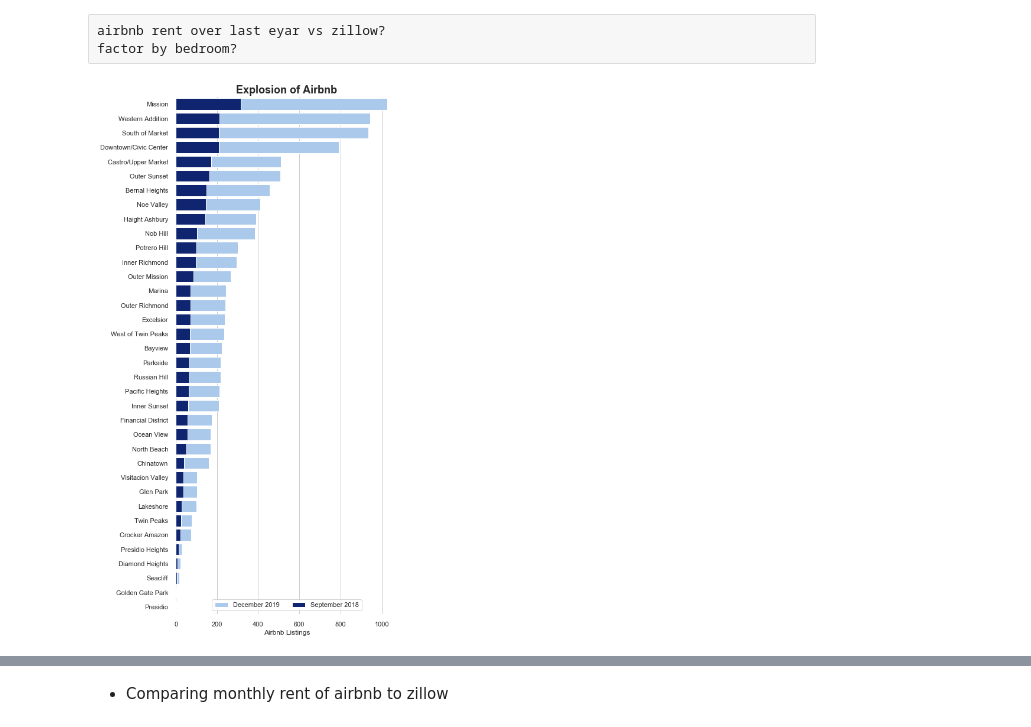
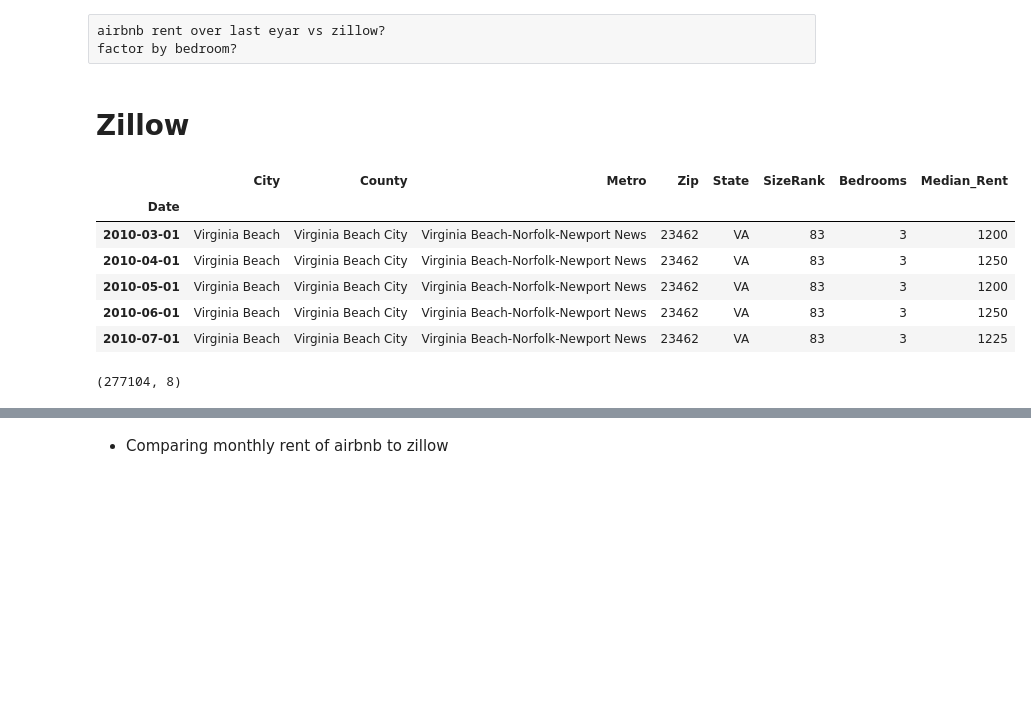
Before and after one commit to KishenSharma6/Airbnb-SF, a Jupyter notebook: Project Codes/03. Exploratory Data Analysis/12_27_2019_EDA.ipynb, the cells around one changed output, grey strips where cells are left out. Cells and saved outputs as stored; diff of their text form; code cells hidden in the pictures; blank space fills up the shorter version.

```diff
--- a/Project Codes/03. Exploratory Data Analysis/12_27_2019_EDA.ipynb
+++ b/Project Codes/03. Exploratory Data Analysis/12_27_2019_EDA.ipynb
@@ -312,34 +286,34 @@ neighborhood_growth_pd = neighborhood_growth_pd.sort_values(by=['month_year', 'l
 # %%
-#Set fig size
-f, ax = plt.subplots(figsize = (6,15))
+# #Set fig size
+# f, ax = plt.subplots(figsize = (6,15))
 
-#set style and color_pallete
-sns.set(style='whitegrid')
+# #set style and color_pallete
+# sns.set(style='whitegrid')
 
-#Set color codes for modern data
-sns.set_color_codes('pastel')
+# #Set color codes for modern data
+# sns.set_color_codes('pastel')
 
-#plot data from
-j = sns.barplot(x = 'listings', y = 'neighborhoods', color = 'b',
-            data = neighborhood_growth_pd[neighborhood_growth_pd.month_year == '2019-12'],
-                label = 'December 2019')
+# #plot data from
+# j = sns.barplot(x = 'listings', y = 'neighborhoods', color = 'b',
+#             data = neighborhood_growth_pd[neighborhood_growth_pd.month_year == '2019-12'],
+#                 label = 'December 2019')
 
-#Set color codes for older data
-sns.set_color_codes('dark')
+# #Set color codes for older data
+# sns.set_color_codes('dark')
 
-#Plot data from 2018-09
-g = sns.barplot(x = 'listings', y = 'neighborhoods', color = 'b',
-            data = neighborhood_growth_pd[neighborhood_growth_pd.month_year == '2018-09'],
-                label = 'September 2018')
+# #Plot data from 2018-09
+# g = sns.barplot(x = 'listings', y = 'neighborhoods', color = 'b',
+#             data = neighborhood_growth_pd[neighborhood_growth_pd.month_year == '2018-09'],
+#                 label = 'September 2018')
 
-#Set legend info
-ax.legend(frameon = True, ncol = 2, loc= 'lower center');
+# #Set legend info
+# ax.legend(frameon = True, ncol = 2, loc= 'lower center');
 
-#Set Labels
-ax.set(ylabel="", xlabel="Airbnb Listings")
-ax.set_title('Explosion of Airbnb', fontweight = 'bold', fontsize = 18)
+# #Set Labels
+# ax.set(ylabel="", xlabel="Airbnb Listings")
+# ax.set_title('Explosion of Airbnb', fontweight = 'bold', fontsize = 18)
 
 
-sns.despine(left=True, bottom=True)
+# sns.despine(left=True, bottom=True)
-# %% [output]
-[figure, removed]
+# %% [markdown]
+# Zillow
@@ -345,0 +322,14 @@ sns.despine(left=True, bottom=True)
+# %%
+zillow.head()
+# %% [output]
+|  | City | County | Metro | Zip | State | SizeRank | Bedrooms | Median_Rent |
+| Date |  |  |  |  |  |  |  |  |
+| 2010-03-01 | Virginia Beach | Virginia Beach City | Virginia Beach-Norfolk-Newport News | 23462 | VA | 83 | 3 | 1200 |
+| 2010-04-01 | Virginia Beach | Virginia Beach City | Virginia Beach-Norfolk-Newport News | 23462 | VA | 83 | 3 | 1250 |
+| 2010-05-01 | Virginia Beach | Virginia Beach City | Virginia Beach-Norfolk-Newport News | 23462 | VA | 83 | 3 | 1200 |
+| 2010-06-01 | Virginia Beach | Virginia Beach City | Virginia Beach-Norfolk-Newport News | 23462 | VA | 83 | 3 | 1250 |
+| 2010-07-01 | Virginia Beach | Virginia Beach City | Virginia Beach-Norfolk-Newport News | 23462 | VA | 83 | 3 | 1225 |
+# %%
+zillow.shape
+# %% [output]
+(277104, 8)
```
Also changed, not shown: parts of 29 cells of this notebook.
